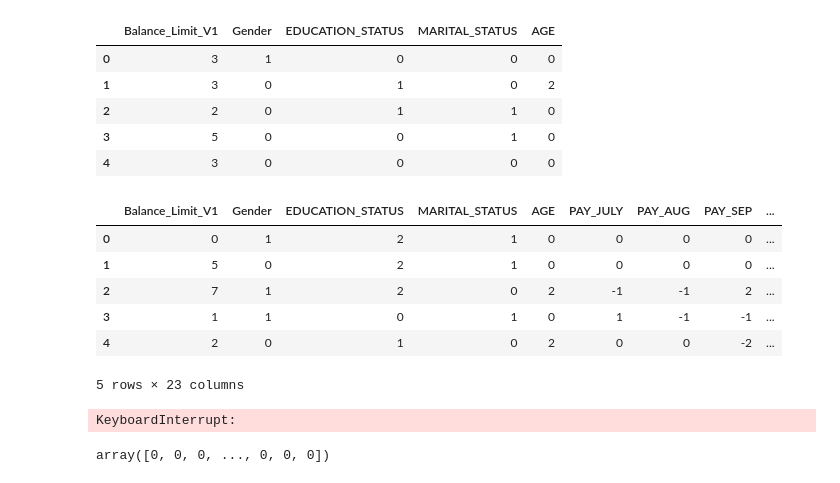
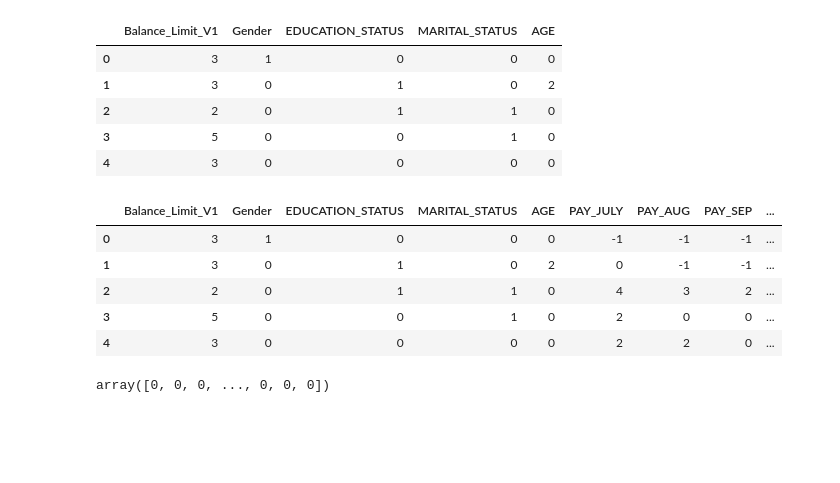
Before and after one commit to shashimalcse/Data-Storm-1.0, a Jupyter notebook: datastorm.ipynb, the cells around one changed output. Saved outputs shown, nothing was run; the diff lists cells and outputs as text; code cells hidden in the pictures; blank space fills up the shorter version.

```diff
--- a/datastorm.ipynb
+++ b/datastorm.ipynb
@@ -47,6 +47,18 @@ df['Gender']=X_2.Gender
 df['EDUCATION_STATUS']=X_2.EDUCATION_STATUS
 df['MARITAL_STATUS']=X_2.MARITAL_STATUS
 df['AGE']=X_2.AGE
+# %%
+df['DUE_AMT']=(df['DUE_AMT_JULY']+df['DUE_AMT_AUG']+df['DUE_AMT_SEP']+df['DUE_AMT_OCT']+
+       df['DUE_AMT_NOV']+ df['DUE_AMT_DEC'])/6
+
+df=df.drop(['DUE_AMT_JULY', 'DUE_AMT_AUG', 'DUE_AMT_SEP', 'DUE_AMT_OCT',
+       'DUE_AMT_NOV', 'DUE_AMT_DEC'],axis=1)
+
+test['DUE_AMT']=(test['DUE_AMT_JULY']+test['DUE_AMT_AUG']+test['DUE_AMT_SEP']+test['DUE_AMT_OCT']+
+       test['DUE_AMT_NOV']+ test['DUE_AMT_DEC'])/6
+
+test=test.drop(['DUE_AMT_JULY', 'DUE_AMT_AUG', 'DUE_AMT_SEP', 'DUE_AMT_OCT',
+       'DUE_AMT_NOV', 'DUE_AMT_DEC'],axis=1)
 # %%
 test['Balance_Limit_V1']=X_2_test.Balance_Limit_V1
 test['Gender']=X_2_test.Gender
@@ -54,15 +66,14 @@ test['EDUCATION_STATUS']=X_2_test.EDUCATION_STATUS
 test['MARITAL_STATUS']=X_2_test.MARITAL_STATUS
 test['AGE']=X_2_test.AGE
 # %%
-test.head()
+df.head()
 # %% [output]
 |  | Balance_Limit_V1 | Gender | EDUCATION_STATUS | MARITAL_STATUS | AGE | PAY_JULY | PAY_AUG | PAY_SEP | ... |
-| 0 | 0 | 1 | 2 | 1 | 0 | 0 | 0 | 0 | ... |
-| 1 | 5 | 0 | 2 | 1 | 0 | 0 | 0 | 0 | ... |
-| 2 | 7 | 1 | 2 | 0 | 2 | -1 | -1 | 2 | ... |
-| 3 | 1 | 1 | 0 | 1 | 0 | 1 | -1 | -1 | ... |
-| 4 | 2 | 0 | 1 | 0 | 2 | 0 | 0 | -2 | ... |
+| 0 | 3 | 1 | 0 | 0 | 0 | -1 | -1 | -1 | ... |
+| 1 | 3 | 0 | 1 | 0 | 2 | 0 | -1 | -1 | ... |
+| 2 | 2 | 0 | 1 | 1 | 0 | 4 | 3 | 2 | ... |
+| 3 | 5 | 0 | 0 | 1 | 0 | 2 | 0 | 0 | ... |
+| 4 | 3 | 0 | 0 | 0 | 0 | 2 | 2 | 0 | ... |
-5 rows × 23 columns
 # %%
 Y=df['NEXT_MONTH_DEFAULT']
 X=df.drop('NEXT_MONTH_DEFAULT',axis=1)
@@ -75,8 +86,6 @@ clf=RandomForestClassifier(n_estimators=400,max_features='auto',random_state=0,
                           max_depth=10)
 clf.fit(x_train,y_train)
 
-y_pred=clf.predict(test)
+y_pred=clf.predict(x_test)
 y_train_pred = clf.predict(x_train)
-# %% [output]
-KeyboardInterrupt:
 # %%
```
Also changed, not shown: parts of 4 cells of this notebook, 1 other file.
